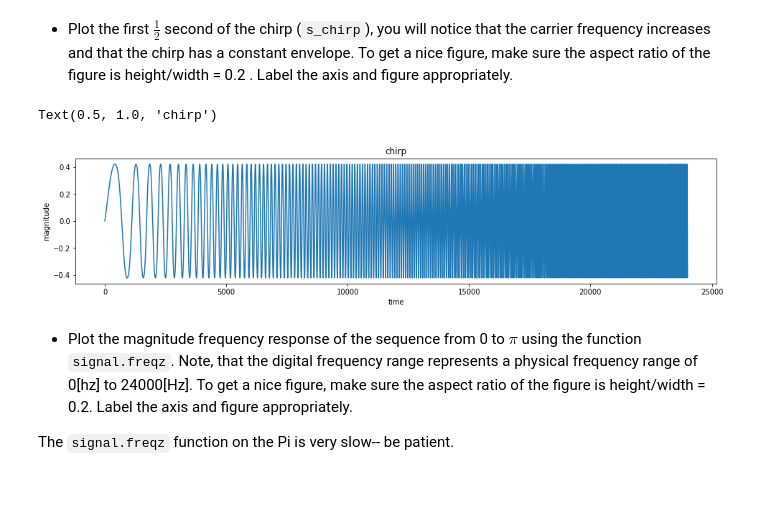
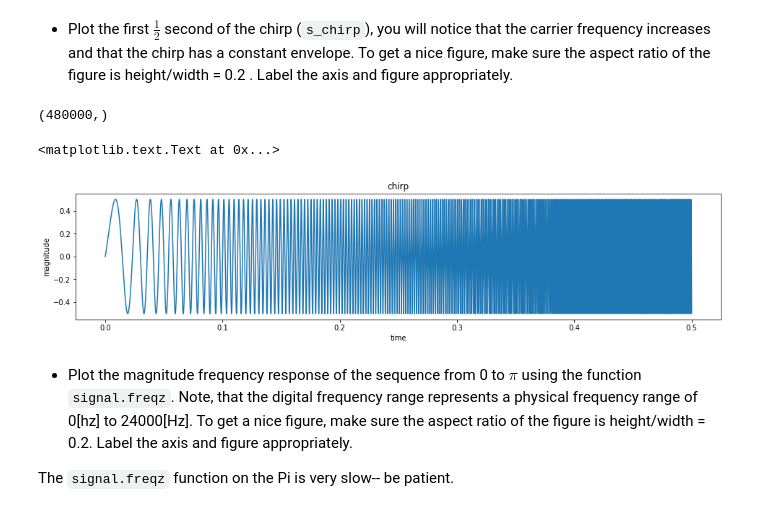
Before and after one commit to HendrickZhou/sp19-EE123-labs, a Jupyter notebook: lab1-TimeDomain-Sonar.ipynb, the cells around one changed output. Cells and saved outputs as stored; diff of their text form; code cells hidden in the pictures.

```diff
--- a/lab1-TimeDomain-Sonar.ipynb
+++ b/lab1-TimeDomain-Sonar.ipynb
@@ -66,37 +66,32 @@ fs = 48000
 f0 = 20
 f1 = 20000
 T = 10
-# your code here
 
 # generate time index
 timeIndex = np.arange(0, 10.0, 1/fs)
-# print(timeIndex)
-
 # generate chirp signal
 k_f = (f1 - f0)/T
-phi_of_t = np.sin(2*np.pi*np.multiply(timeIndex, ((k_f/2)*timeIndex + f0)))
+phi_of_t = 2*np.pi*np.multiply(timeIndex, ((k_f/2)*timeIndex + f0))
 s_chirp = np.sin(phi_of_t) * 0.5
-# print(phi_of_t.shape)
-# print(phi_of_t)
-# plt.figure
-# plt.plot(timeIndex, phi_of_t)
-# plt.plot(timeIndex, s_chirp)
 # %% [markdown]
 * Plot the first $\frac{1}{2}$ second of the chirp (`s_chirp`), you will notice that the carrier frequency increases and that the chirp has a constant envelope. To get a nice figure, make sure the aspect ratio of the figure is height/width = 0.2 . Label the axis and figure appropriately.
 # %%
 # Set the aspect ratio such that the image is wide
+print(s_chirp.shape)
+
 width, height = figaspect(0.2)
 fig = figure(figsize=(width,height))
 
 #Your code below:
-half_sec_chirp = s_chirp[:int(fs*0.5)]
-plt.plot(half_sec_chirp)
+plt.plot(timeIndex[:int(fs*0.5)], s_chirp[:int(fs*0.5)])
+
 plt.xlabel("time")
 plt.ylabel("magnitude")
 plt.title("chirp")
 # %% [output]
-Text(0.5, 1.0, 'chirp')
+(480000,)
+<matplotlib.text.Text at 0x...>
-[figure, old version]
+[figure, new version]
 # %% [markdown]
 * Plot the magnitude frequency response of the sequence from 0 to $\pi$ using the function `signal.freqz`. Note, that the digital frequency range represents a physical frequency range of 0[hz] to 24000[Hz]. To get a nice figure, make sure the aspect ratio of the figure is height/width = 0.2. Label the axis and figure appropriately.
 
```
Also changed, not shown: parts of 54 cells of this notebook, 1 other file.
